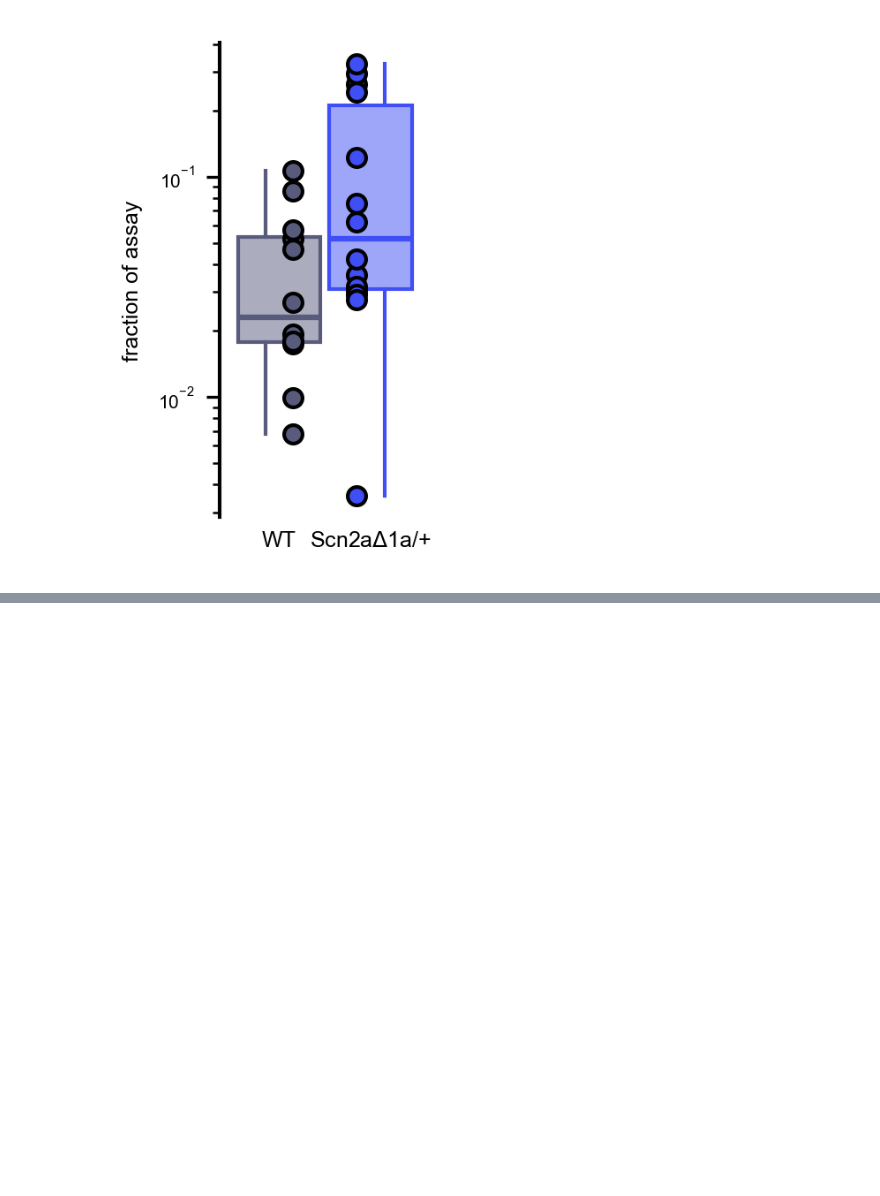
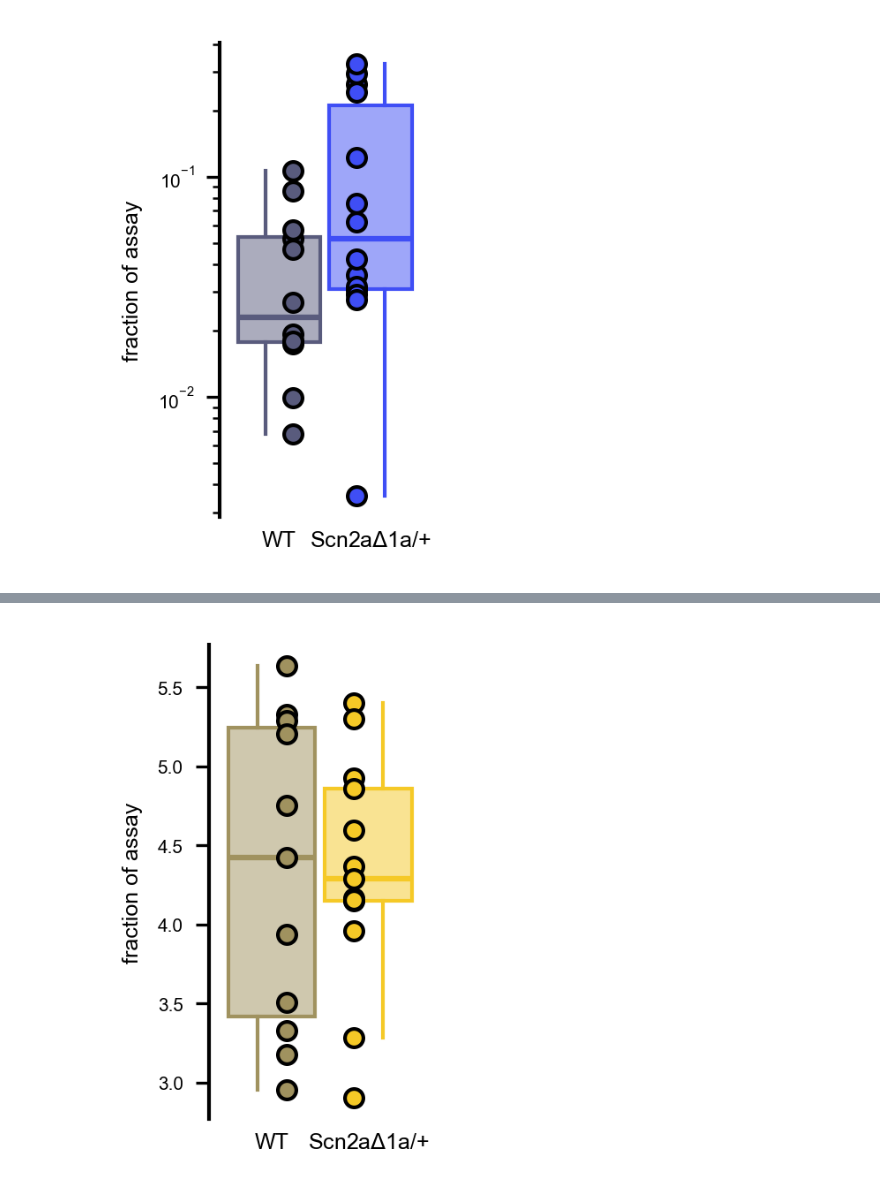
Before and after one commit to nhoglen/scn2a-paper-GWJSNH-code, a Jupyter notebook: sociality_assays/20260311_scratch_aggression-plots.ipynb, the cells around one changed output, grey strips where cells are left out. Saved outputs shown, nothing was run; the diff lists cells and outputs as text; code cells hidden in the pictures; blank space fills up the shorter version.

Commit message:
Various analysis for figure 3

```diff
--- a/sociality_assays/20260311_scratch_aggression-plots.ipynb
+++ b/sociality_assays/20260311_scratch_aggression-plots.ipynb
@@ -507,7 +507,7 @@ sums['fraction']=sums['duration']/assaydur
 
 axes = []
 maxes = []
-pxts = []
+ptxts = []
 
 # plot
 for sex in sexes:
@@ -578,5 +578,84 @@ MannwhitneyuResult(statistic=46.0, pvalue=0.053756704975859326)
 [figure]
 [figure]
 # %%
-bartres.pvalue
+# ----- PLOT GROUPS OF BEHAVIORS -----
+# behaviors: sniff, huddle, investigate
+
+sexes = ['female','male']
+behavs = ['Investigate','Sniff','Huddle']
+
+# filter to relevant single behavior
+blist = behavs
+fdat = data[data.behavior.isin(blist)].copy().reset_index(drop=True)
+bstr = ''
+for bhv in blist:
+    bstr+=f'{bhv}_'
+
+# organize and sum total behavior time
+sums = fdat.groupby(by=['pair_tag','GT','sex']).duration.sum().reset_index()
+sums['fraction']=sums['duration']/assaydur
+
+axes = []
+maxes = []
+ptxts = []
+
+# plot
+for sex in sexes:
+    if sex=='male':
+        sexlet = 'M'
+        cols = mcols
+    else:
+        sexlet = 'F'
+        cols = fcols
+
+    fname = f'boxDotPlot_{assay}_{bstr}{sex}.svg'
+    print(fname)
+
+    fsums = sums[sums['sex']==sexlet].copy().reset_index(drop=True)
+
+    # do stats etc
+    ures = scipy.stats.mannwhitneyu(fsums[fsums['GT']=='WT']['duration'],fsums[fsums['GT']=='Het']['duration'])
+    pval = ures.pvalue
+    ptxt = decide_pval_text(pval,palpha)
+    pxts.append(ptxt)
+
+    # log transform and ttest
+    # variance test
+    bartres = scipy.stats.bartlett(np.log(fsums[fsums['GT']=='WT']['duration']),np.log(fsums[fsums['GT']=='Het']['duration']))
+    eqvar = bartres.pvalue>0.05
+    tres = scipy.stats.ttest_ind(np.log(fsums[fsums['GT']=='WT']['duration']),np.log(fsums[fsums['GT']=='Het']['duration']),equal_var=eqvar)
+    print(tres)
+
+    if printstats:
+        print(ures)
+
+    # make figure
+    figsz = (1.25,2) # total size of figure
+    fig, ax = plt.subplots(figsize=figsz)
+    axes.append(ax)
+
+    # make plot
+    logtrans = fsums.copy()
+    logtrans['duration'] = np.log(fsums.duration)
+    mx = add_pair_to_plot_box(logtrans,'WT','Het','duration',ax,cols[0],cols[1],start,dotdist,errdist,psdist,whiskpos,ptxt)
+    print(mx)
+    maxes.append(mx)
+
+    # plot stats test result
+    ppad = np.max(maxes)/20
+    y, h = np.max(maxes) + 5*ppad*np.max(maxes), ppad
+    px1 = start
+    px2 = start+psdist
+
+for ax,ptxt in zip(axes,ptxts):
+
+    ax.set_yscale('log')
+
+    # ax.set_ylim([-0.02,0.38])
+    # ax.set_yticks([0,0.05,0.1,0.15,0.2,0.25,0.3,0.35])
+    # ax.plot([px1, px1, px2, px2], [y, y+h, y+h, y], lw=plw, c='k')
+    # ax.text((px1+px2)*.5, y+h+0.3*h, ptxt, ha='center', va='bottom', color='k',size=6)
+
+    if savefigs:
+        plt.savefig(os.path.join(outdir,fname),bbox_inches='tight')
 # %% [output]
@@ -583,0 +670 @@ bartres.pvalue
+[figure, added]
```
Also changed, not shown: parts of 2 cells of this notebook, 18 other files.
